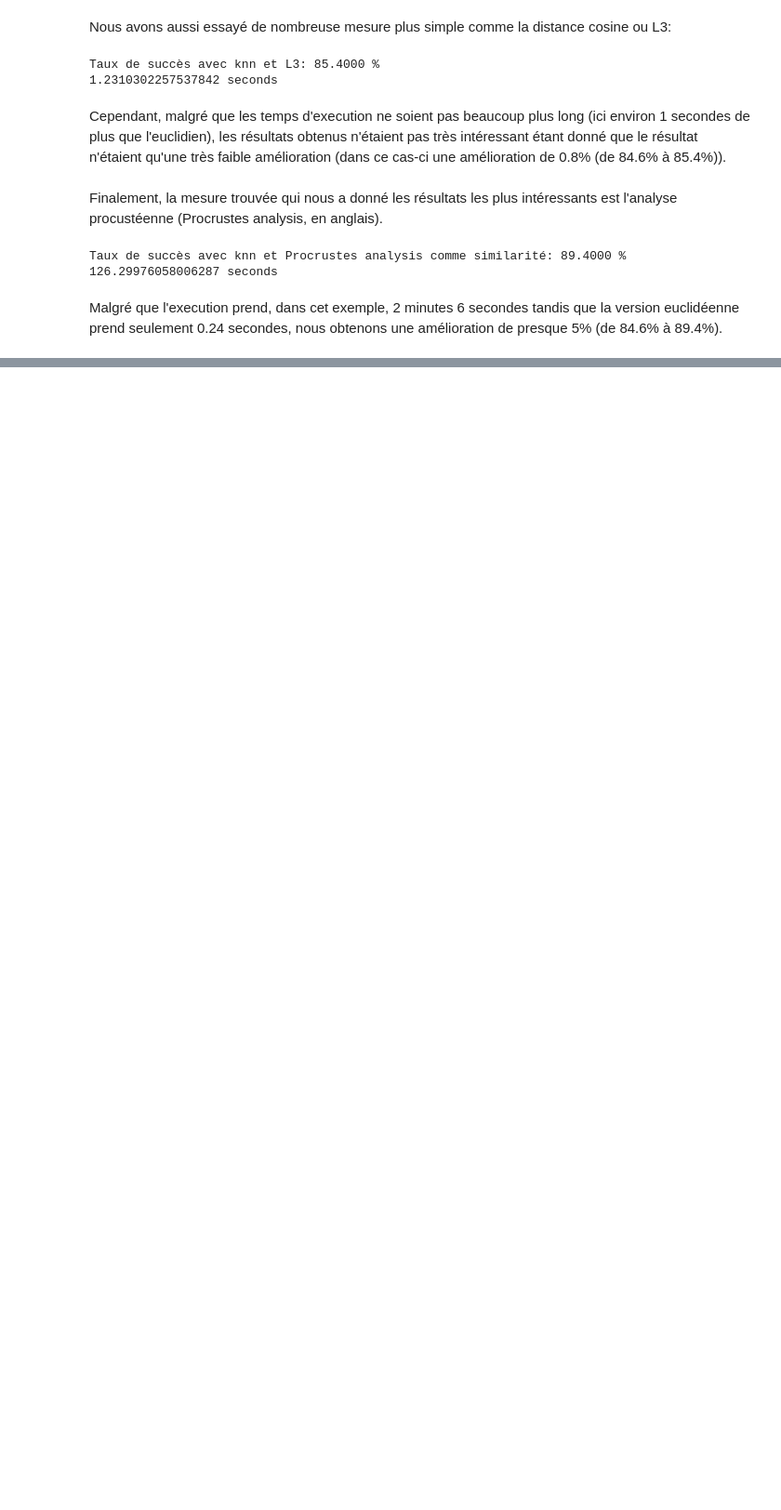
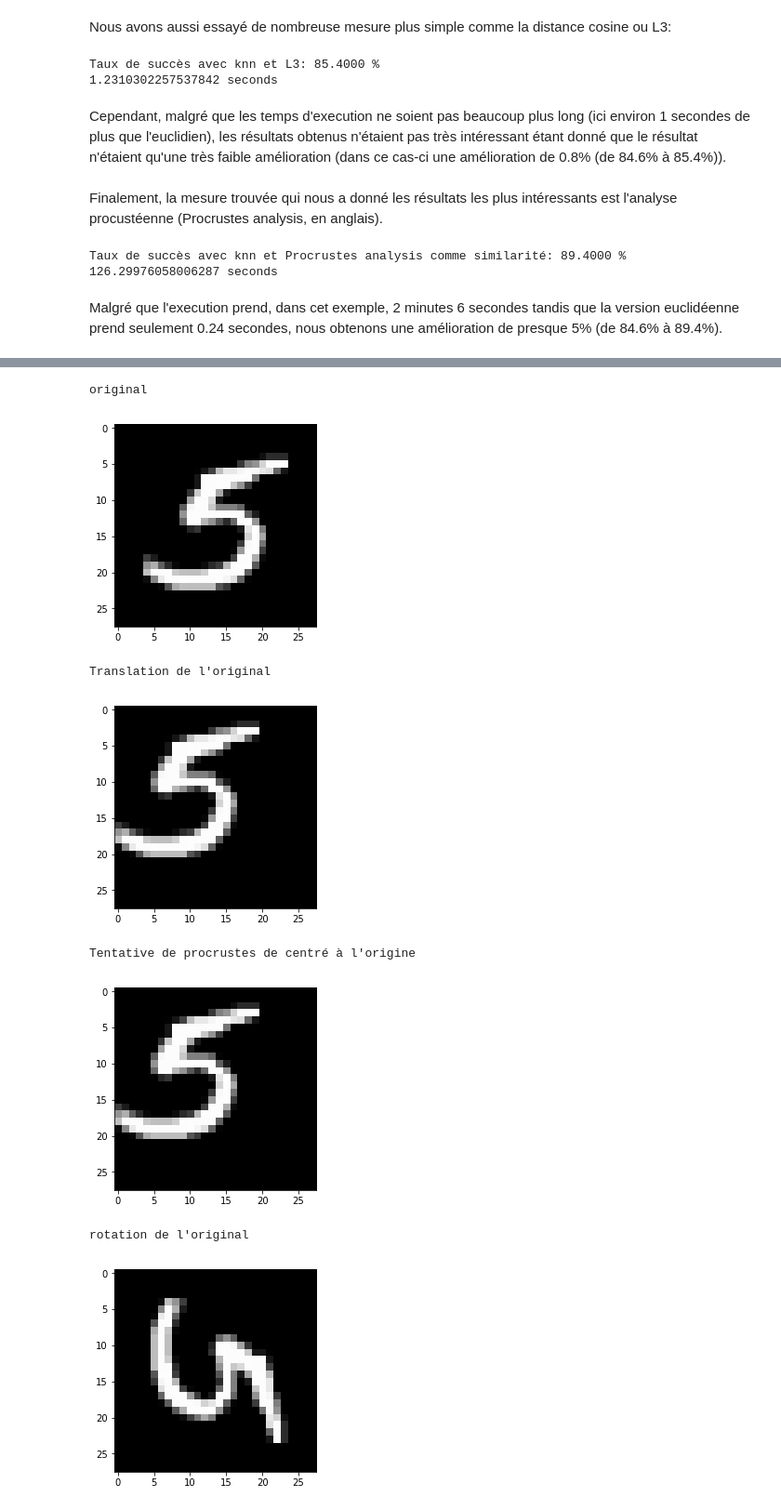
Before and after one commit to felixadam/ift3700_tp1, a Jupyter notebook: Rapport-Travail1.ipynb, the cells around one changed output, grey strips where cells are left out. Shown: that part at 93% size. Drawn from its saved outputs; the diff is of its cells as text; code cells hidden in the pictures; blank space fills up the shorter version.

```diff
--- a/Rapport-Travail1.ipynb
+++ b/Rapport-Travail1.ipynb
@@ -233,0 +920,55 @@ Malgré que l'execution prend, dans cet exemple, 2 minutes 6 secondes tandis que
+# %%
+ex0 = train_data[2]
+ex1 = translate(ex0, 4, 2)
+data2 = ex1.reshape((784,1))
+
+# From Procrustes:
+# translate all the data to the origin
+mtx2 = np.array(data2, dtype=np.double, copy=True)
+mtx2 -= np.mean(mtx2, 0)
+
+#impact de ce code sur mnist
+print('original')
+show(ex0)
+print("Translation de l'original")
+show(ex1)
+print("Tentative de procrustes de centré à l'origine")
+show(mtx2)
+
+ex2 = rotate_90(ex0)
+data1 = ex0.reshape((784,1))
+data2 = ex2.reshape((784,1))
+
+# From procrustes
+mtx1 = np.array(data1, dtype=np.double, copy=True)
+mtx2 = np.array(data2, dtype=np.double, copy=True)
+
+A = mtx1
+B = mtx2
+# transform mtx2 to minimize disparity
+u, w, vt = svd(B.T.dot(A).T)
+R = u.dot(vt)
+s = w.sum()
+
+mtx2 = np.dot(mtx2, R.T) * s
+print("rotation de l'original")
+show(ex2)
+print("tentative de procrustes de supprimer la composante de rotation")
+show(mtx2)
+
+
+ex3 = translate(ex2, 3, 1)
+print("Mesure de dissimilarité obtenue:")
+print("\t l'original et l'original %.4f" % (procrustes_similarity(ex0, ex0)))
+print("\t l'original et rotation de 90 degrés:    %.4f" % (procrustes_similarity(ex0, ex2)))
+print("\t l'original et translation de 3 pixels:  %.4f" % (procrustes_similarity(ex0, ex2)))
+print("\t l'original et les deux transformations: %.4f" % (procrustes_similarity(ex0, ex3)))
+# %% [output]
+original
+[figure, added]
+Translation de l'original
+[figure, added]
+Tentative de procrustes de centré à l'origine
+[figure, added]
+rotation de l'original
+[figure, added]
```
Also changed, not shown: parts of 59 cells of this notebook.
